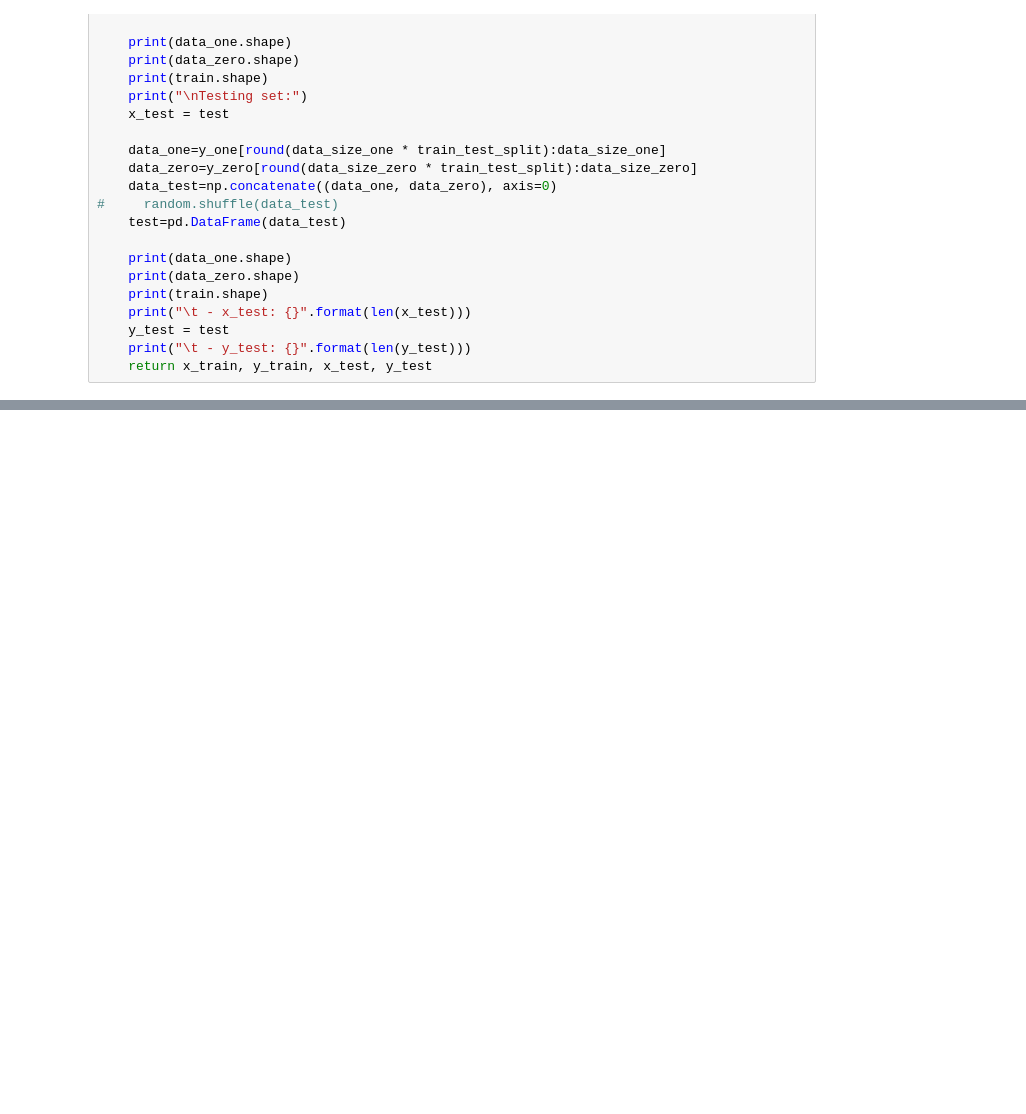
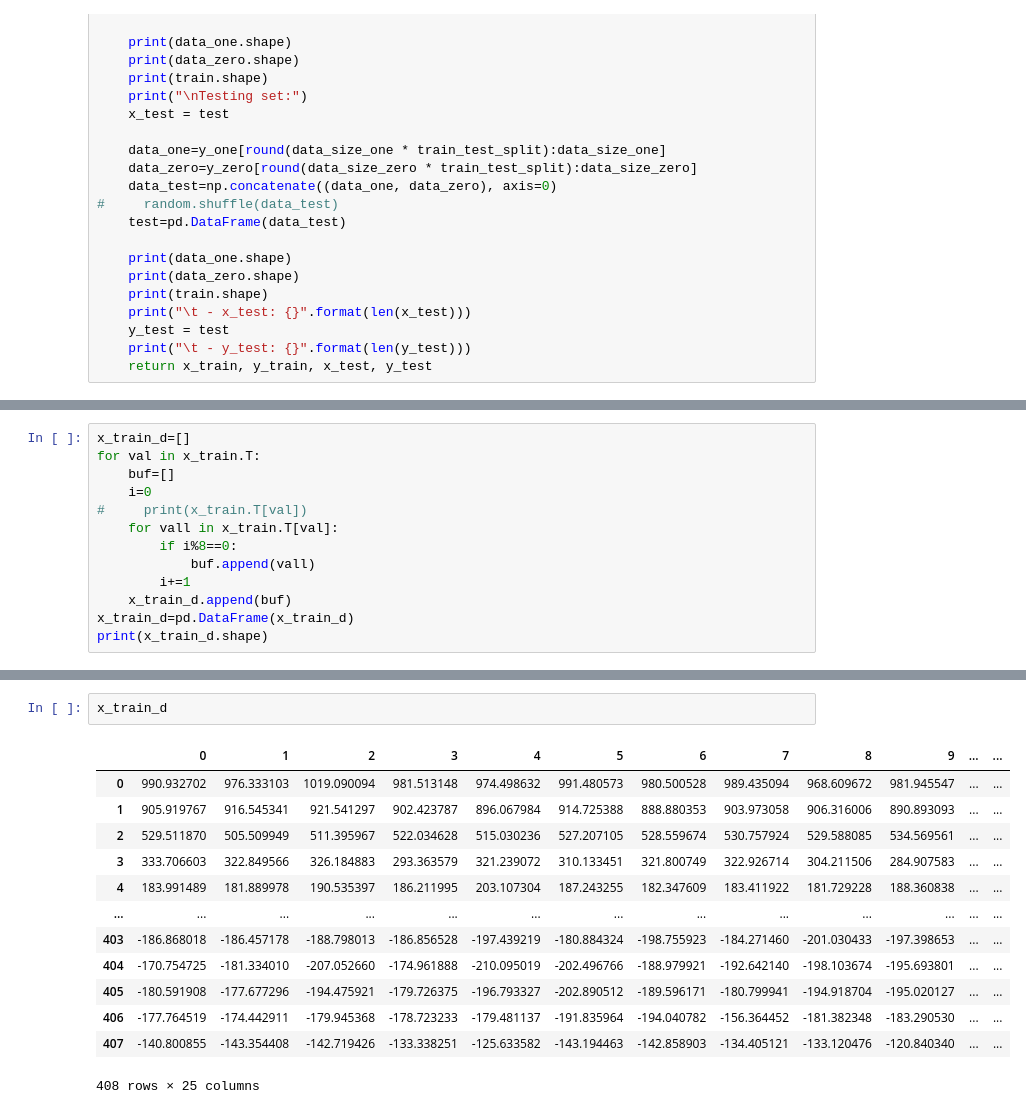
Before and after one commit to DoubleDoo/DEABrain-CW2021, a Jupyter notebook: WinApp/data_samples/lastone.ipynb, the cells around one changed output, grey strips where cells are left out. Drawn from its saved outputs; the diff is of its cells as text; blank space fills up the shorter version.

```diff
--- a/WinApp/data_samples/lastone.ipynb
+++ b/WinApp/data_samples/lastone.ipynb
@@ -210,0 +254,13 @@ print(y_test.shape)
+# %%
+x_train_d=[]
+for val in x_train.T:
+    buf=[]
+    i=0
+#     print(x_train.T[val])
+    for vall in x_train.T[val]:
+        if i%8==0:
+            buf.append(vall)
+        i+=1
+    x_train_d.append(buf)
+x_train_d=pd.DataFrame(x_train_d)
+print(x_train_d.shape)
@@ -210,0 +284,16 @@ print(y_test.shape)
+# %%
+x_train_d
+# %% [output]
+|  | 0 | 1 | 2 | 3 | 4 | 5 | 6 | 7 | 8 | 9 | ... | ... |
+| 0 | 990.932702 | 976.333103 | 1019.090094 | 981.513148 | 974.498632 | 991.480573 | 980.500528 | 989.435094 | 968.609672 | 981.945547 | ... | ... |
+| 1 | 905.919767 | 916.545341 | 921.541297 | 902.423787 | 896.067984 | 914.725388 | 888.880353 | 903.973058 | 906.316006 | 890.893093 | ... | ... |
+| 2 | 529.511870 | 505.509949 | 511.395967 | 522.034628 | 515.030236 | 527.207105 | 528.559674 | 530.757924 | 529.588085 | 534.569561 | ... | ... |
+| 3 | 333.706603 | 322.849566 | 326.184883 | 293.363579 | 321.239072 | 310.133451 | 321.800749 | 322.926714 | 304.211506 | 284.907583 | ... | ... |
+| 4 | 183.991489 | 181.889978 | 190.535397 | 186.211995 | 203.107304 | 187.243255 | 182.347609 | 183.411922 | 181.729228 | 188.360838 | ... | ... |
+| ... | ... | ... | ... | ... | ... | ... | ... | ... | ... | ... | ... | ... |
+| 403 | -186.868018 | -186.457178 | -188.798013 | -186.856528 | -197.439219 | -180.884324 | -198.755923 | -184.271460 | -201.030433 | -197.398653 | ... | ... |
+| 404 | -170.754725 | -181.334010 | -207.052660 | -174.961888 | -210.095019 | -202.496766 | -188.979921 | -192.642140 | -198.103674 | -195.693801 | ... | ... |
+| 405 | -180.591908 | -177.677296 | -194.475921 | -179.726375 | -196.793327 | -202.890512 | -189.596171 | -180.799941 | -194.918704 | -195.020127 | ... | ... |
+| 406 | -177.764519 | -174.442911 | -179.945368 | -178.723233 | -179.481137 | -191.835964 | -194.040782 | -156.364452 | -181.382348 | -183.290530 | ... | ... |
+| 407 | -140.800855 | -143.354408 | -142.719426 | -133.338251 | -125.633582 | -143.194463 | -142.858903 | -134.405121 | -133.120476 | -120.840340 | ... | ... |
+408 rows × 25 columns
```
Also changed, not shown: parts of 25 cells of this notebook, 5 other files.
